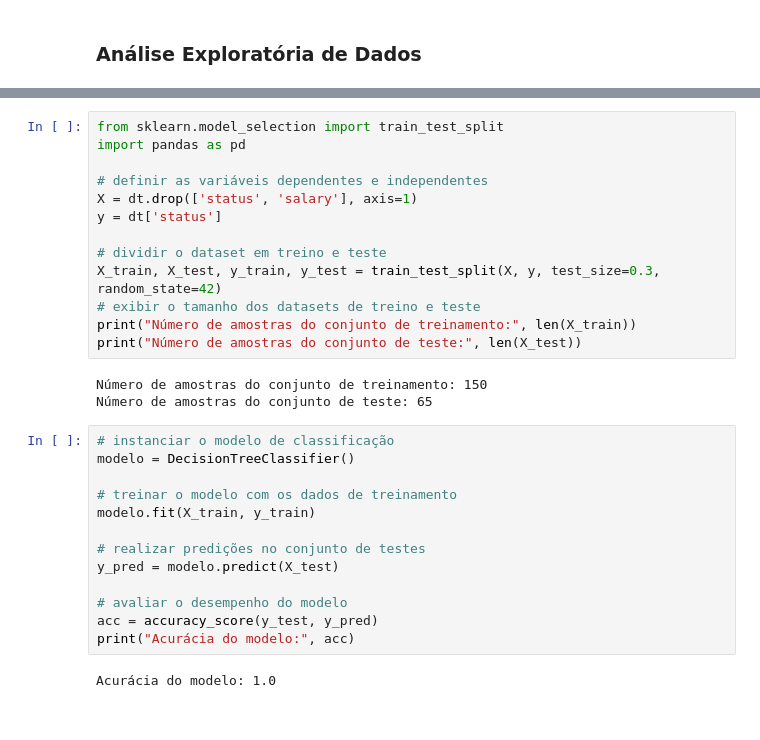
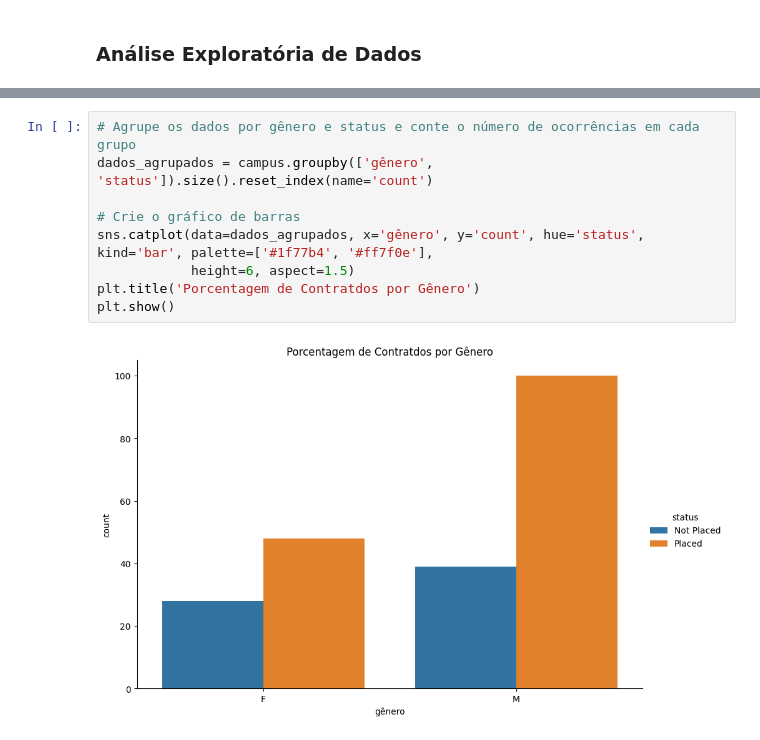
Before and after one commit to nandodevs/campus-recruitment, a Jupyter notebook: projects.ipynb, the cells around one changed output, grey strips where cells are left out. Saved outputs shown, nothing was run; the diff lists cells and outputs as text.

```diff
--- a/projects.ipynb
+++ b/projects.ipynb
@@ -416,31 +202,11 @@ sns.heatmap(corr,annot=True,fmt='.2f',cmap='Greens')
-# %%
-from sklearn.model_selection import train_test_split
-import pandas as pd
-
-# definir as variáveis dependentes e independentes
-X = dt.drop(['status', 'salary'], axis=1)
-y = dt['status']
-
-# dividir o dataset em treino e teste
-X_train, X_test, y_train, y_test = train_test_split(X, y, test_size=0.3, random_state=42)
-# exibir o tamanho dos datasets de treino e teste
-print("Número de amostras do conjunto de treinamento:", len(X_train))
-print("Número de amostras do conjunto de teste:", len(X_test))
-# %% [output]
-Número de amostras do conjunto de treinamento: 150
-Número de amostras do conjunto de teste: 65
-# %%
-# instanciar o modelo de classificação
-modelo = DecisionTreeClassifier()
-
-# treinar o modelo com os dados de treinamento
-modelo.fit(X_train, y_train)
-
-# realizar predições no conjunto de testes
-y_pred = modelo.predict(X_test)
-
-# avaliar o desempenho do modelo
-acc = accuracy_score(y_test, y_pred)
-print("Acurácia do modelo:", acc)
-# %% [output]
-Acurácia do modelo: 1.0
+# %%
+# Agrupe os dados por gênero e status e conte o número de ocorrências em cada grupo
+dados_agrupados = campus.groupby(['gênero', 'status']).size().reset_index(name='count')
+
+# Crie o gráfico de barras
+sns.catplot(data=dados_agrupados, x='gênero', y='count', hue='status', kind='bar', palette=['#1f77b4', '#ff7f0e'],
+            height=6, aspect=1.5)
+plt.title('Porcentagem de Contratdos por Gênero')
+plt.show()
+# %% [output]
+[figure, added]
```
Also changed, not shown: parts of 54 cells of this notebook.
